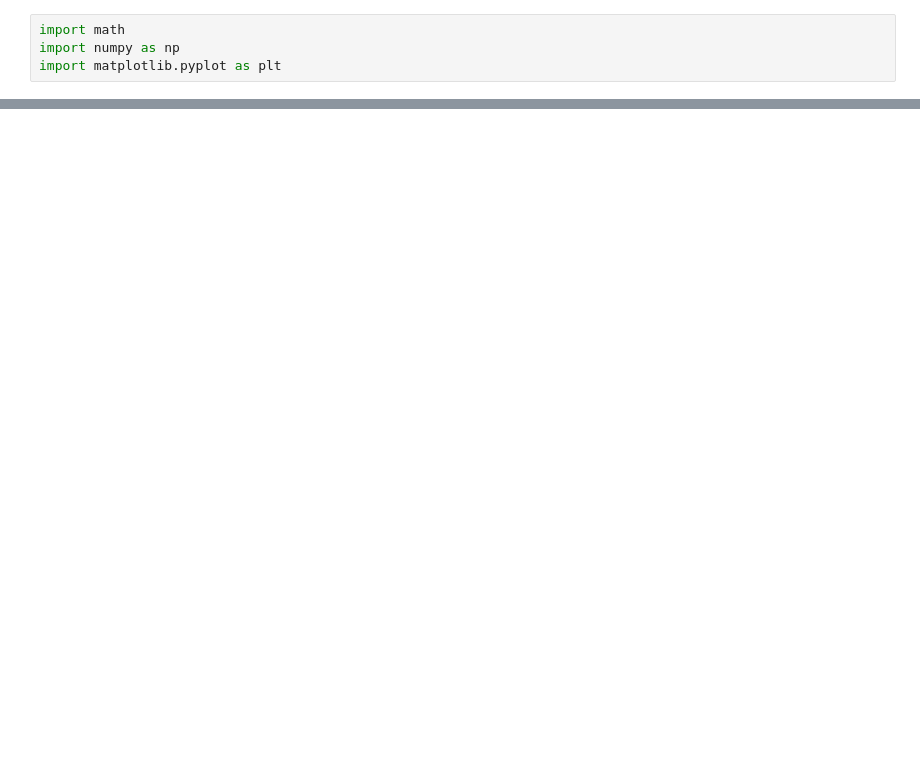
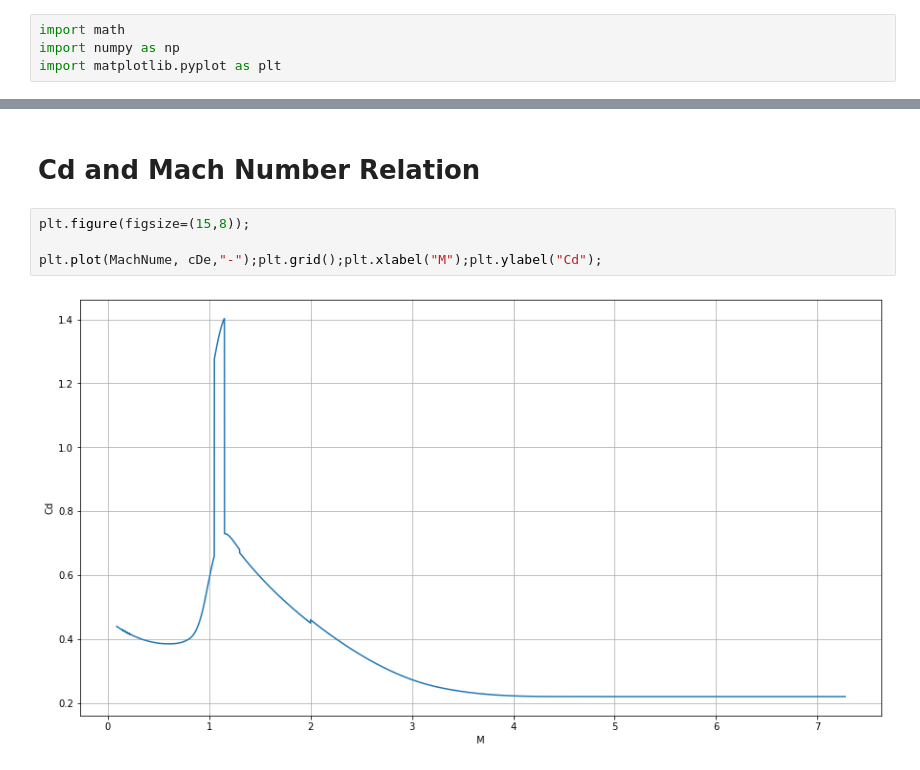
Before and after one commit to lakhiwal007/AE441A, a Jupyter notebook: assignment 1/Q1e.ipynb, the cells around one changed output, grey strips where cells are left out. Drawn from its saved outputs; the diff is of its cells as text; blank space fills up the shorter version.

```diff
--- a/assignment 1/Q1e.ipynb
+++ b/assignment 1/Q1e.ipynb
@@ -140,0 +274,8 @@ def trajectory(isDragVary,isGravityVary,dt):
+# %% [markdown]
+# Cd and Mach Number Relation
+# %%
+plt.figure(figsize=(15,8));
+
+plt.plot(MachNume, cDe,"-");plt.grid();plt.xlabel("M");plt.ylabel("Cd");
+# %% [output]
+[figure, added]
```
Also changed, not shown: parts of 7 cells of this notebook, 6 other files.
